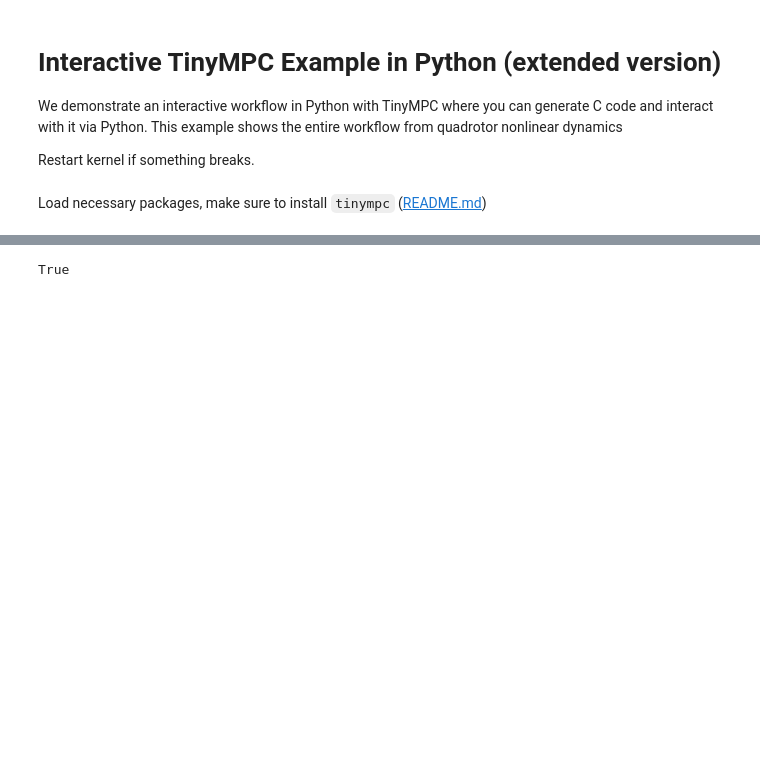
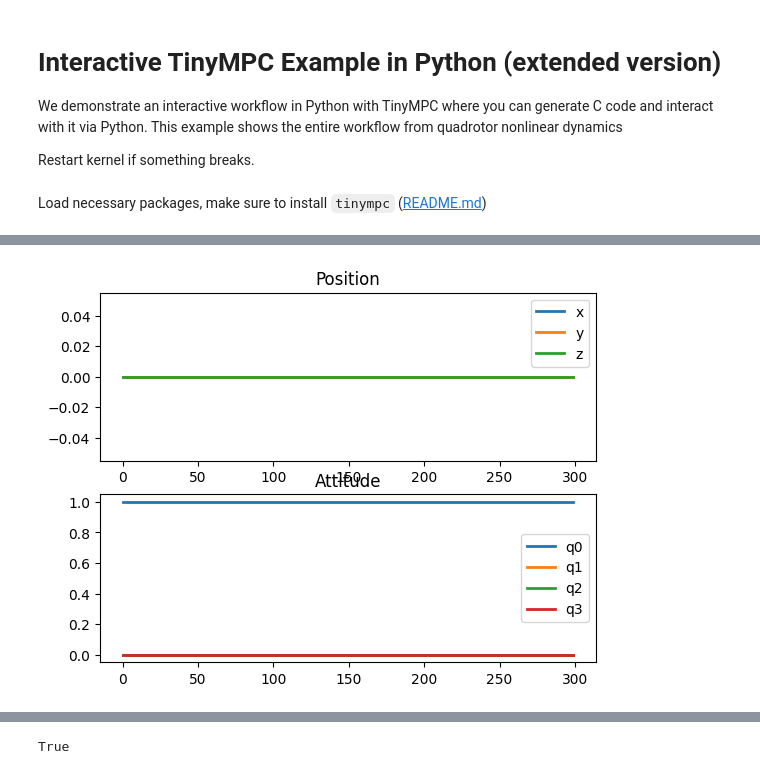
Before and after one commit to TinyMPC/tinympc-python, a Jupyter notebook: examples/interactive_quadrotor_ext.ipynb, the cells around one changed output, grey strips where cells are left out. Cells and saved outputs as stored; diff of their text form; code cells hidden in the pictures; blank space fills up the shorter version.

Commit message:
update ref tracking quad

```diff
--- a/examples/interactive_quadrotor_ext.ipynb
+++ b/examples/interactive_quadrotor_ext.ipynb
@@ -10,0 +148,34 @@ import math
+# %%
+# function to visualize the trajectory
+def visualize_trajectory(x_all):
+    # Set up the figure and axis for plotting
+    fig, ax = plt.subplots(2, 1)
+
+    # Plot the trajectory
+    x_all = np.array(x_all)
+    nsteps = len(x_all)
+    steps = np.arange(nsteps)
+    ax[0].plot(steps, x_all[:, 0], label="x", linewidth=2)
+    ax[0].plot(steps, x_all[:, 1], label="y", linewidth=2)
+    ax[0].plot(steps, x_all[:, 2], label="z", linewidth=2)
+    ax[0].legend()
+    ax[0].title.set_text("Position")
+
+    ax[1].plot(steps, x_all[:, 3], label="q0", linewidth=2)
+    ax[1].plot(steps, x_all[:, 4], label="q1", linewidth=2)
+    ax[1].plot(steps, x_all[:, 5], label="q2", linewidth=2)
+    ax[1].plot(steps, x_all[:, 6], label="q3", linewidth=2)
+    ax[1].legend()
+    ax[1].title.set_text("Attitude")
+    plt.show()
+
+x_all = []
+# simulate the dynamics with the zero controller
+x = x0
+for i in range(300):
+    x = quad_dynamics_rk4(x, u0)
+    x_all.append(x)
+
+visualize_trajectory(x_all)
+# %% [output]
+[figure, added]
```
Also changed, not shown: parts of 21 cells of this notebook, 1 other file.
